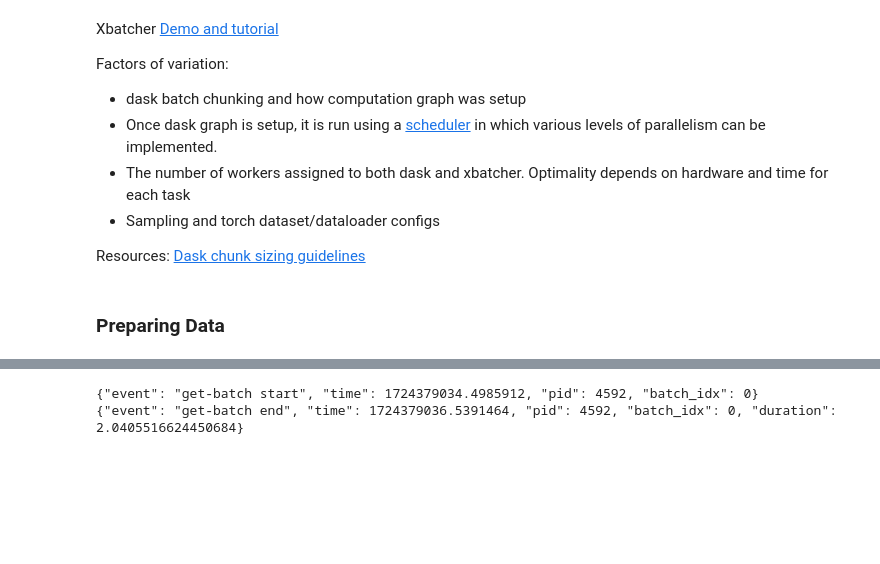
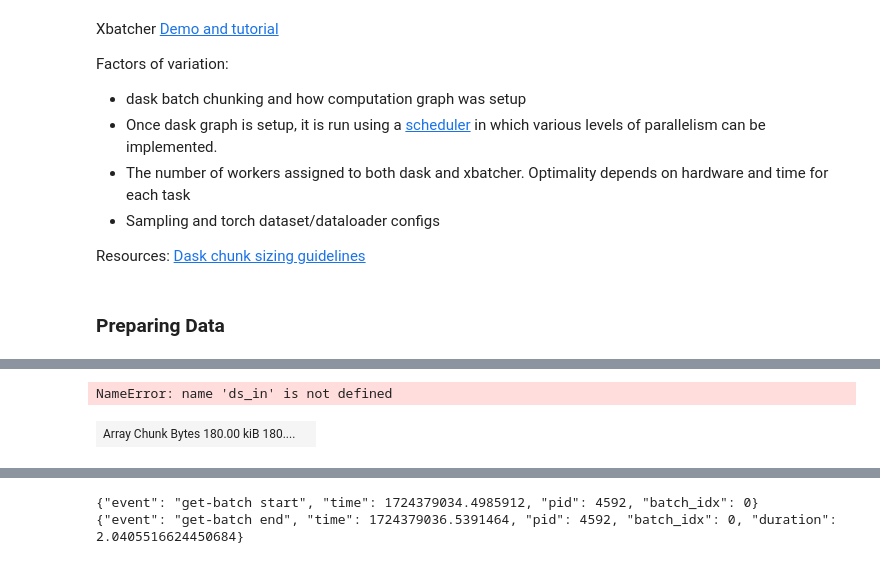
Before and after one commit to SammyAgrawal/diffusion-climsim, a Jupyter notebook: Processing_ClimSim.ipynb, the cells around one changed output, grey strips where cells are left out. Saved outputs shown, nothing was run; the diff lists cells and outputs as text; code cells hidden in the pictures; blank space fills up the shorter version.

```diff
--- a/Processing_ClimSim.ipynb
+++ b/Processing_ClimSim.ipynb
@@ -661,3 +793,12 @@ ds_in, ds_out = ds_in[input_vars].rename({'sample':'time'}), ds_out[output_vars]
+# %%
+ds_in
+# %% [output]
+NameError: name 'ds_in' is not defined
 # %%
 ds_out = data.add_space(ds_out)
 permute_indices = diff.mydatasets.image_regridding(ds_out)
+# %%
+temp = ds_out.state_t.data[0]
+temp
+# %% [output]
+| Array Chunk Bytes 180.00 kiB 180.... |  |
```
Also changed, not shown: parts of 38 cells of this notebook, 9 other files.
